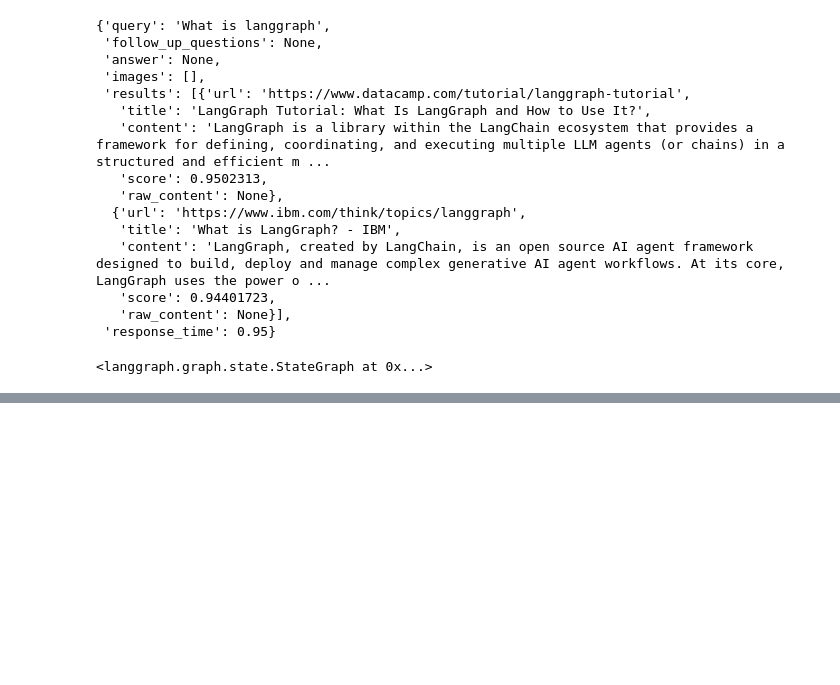
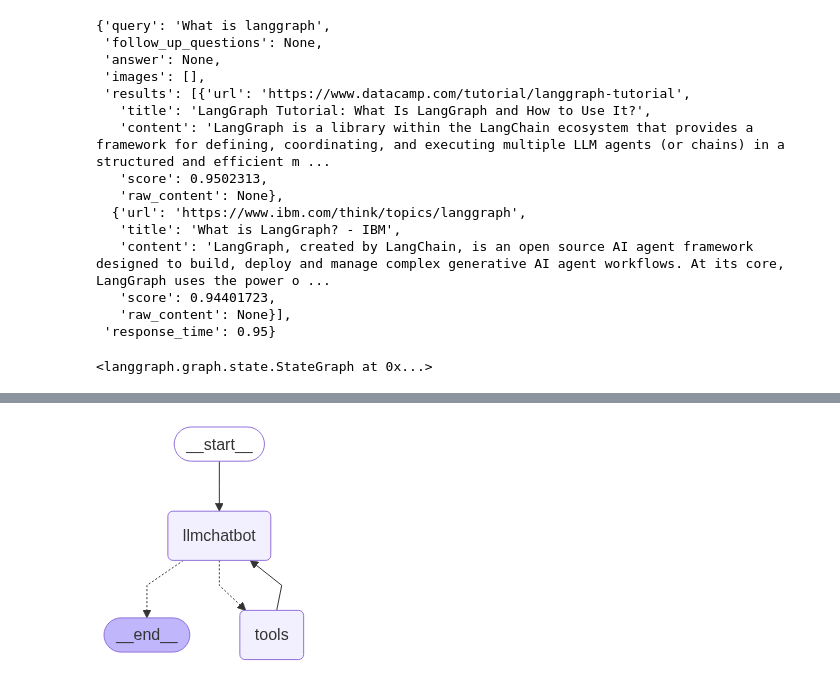
Before and after one commit to tejaswinianuhya/AgenticLanggraph, a Jupyter notebook: 1-BasicChatbot/1-basicchatbot.ipynb, the cells around one changed output, grey strips where cells are left out. Cells and saved outputs as stored; diff of their text form; code cells hidden in the pictures; blank space fills up the shorter version.

```diff
--- a/1-BasicChatbot/1-basicchatbot.ipynb
+++ b/1-BasicChatbot/1-basicchatbot.ipynb
@@ -136,0 +296,9 @@ Hi! 😊 How can I assist you today? Let me know if you have any questions or ne
+# %%
+from IPython.display import Image, display
+
+try:
+    display(Image(graph.get_graph().draw_mermaid_png()))
+except Exception:
+    pass
+# %% [output]
+[figure, added]
```
Also changed, not shown: parts of 21 cells of this notebook, 4 other files.
